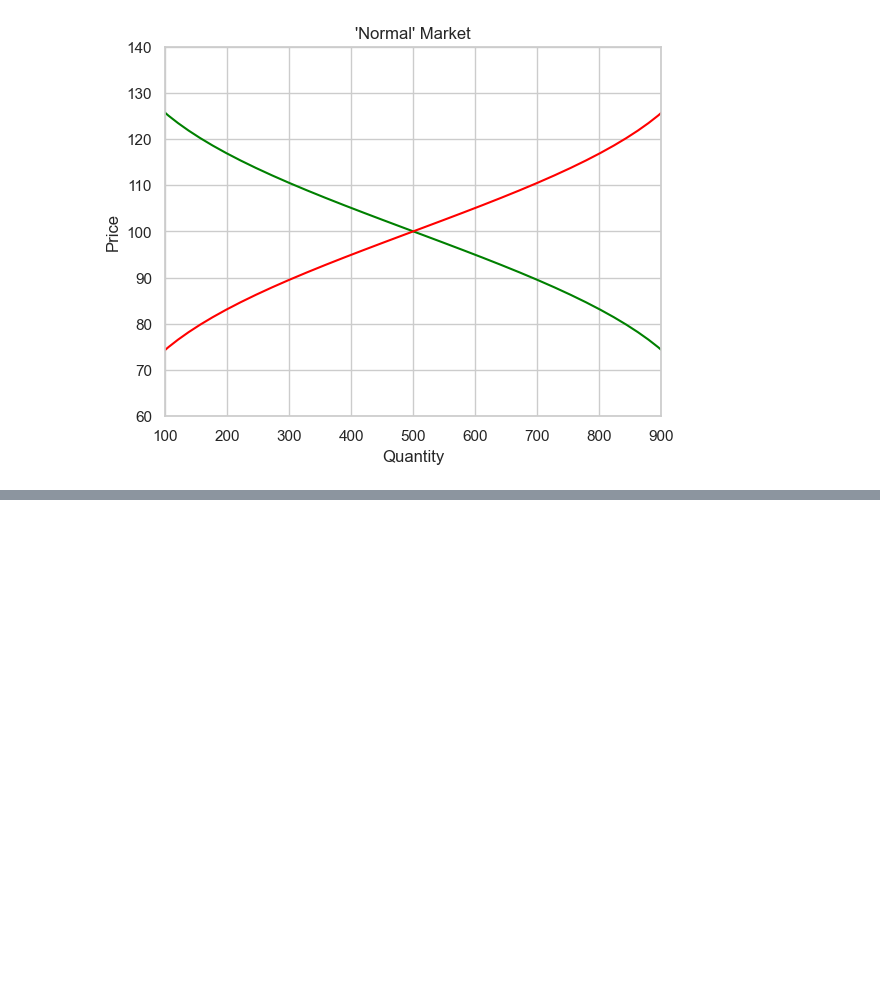
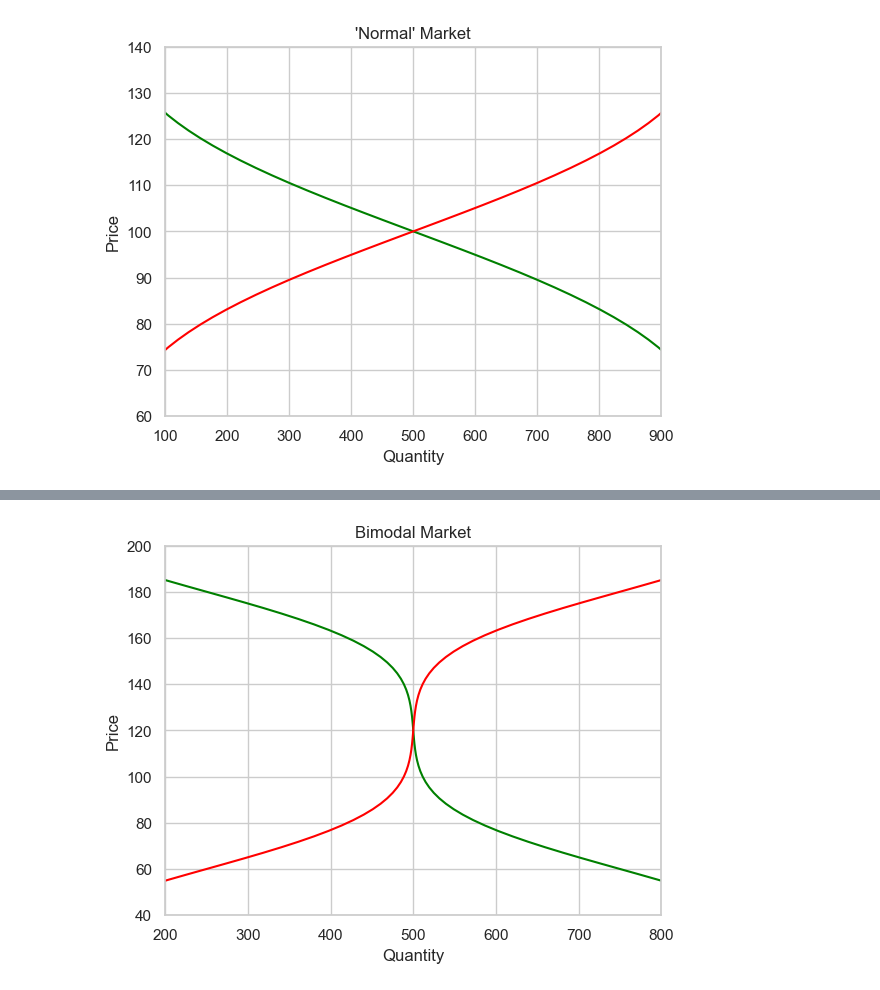
Before and after one commit to ohmurphy/market_cdfs, a Jupyter notebook: market_curves.ipynb, the cells around one changed output, grey strips where cells are left out. Drawn from its saved outputs; the diff is of its cells as text; code cells hidden in the pictures; blank space fills up the shorter version.

```diff
--- a/market_curves.ipynb
+++ b/market_curves.ipynb
@@ -112,0 +168,12 @@ plt.show()
+# %%
+plt.plot(cdf_dist_demand, prices, color='green')
+plt.plot(cdf_dist_supply, prices, color='red')
+plt.title('Bimodal Market')
+plt.xlabel('Quantity')
+plt.ylabel('Price')
+plt.xlim(200, 800)
+plt.ylim(40, 200)
+plt.grid(True)
+plt.show()
+# %% [output]
+[figure, added]
```
Also changed, not shown: parts of 5 cells of this notebook, 1 other file.
